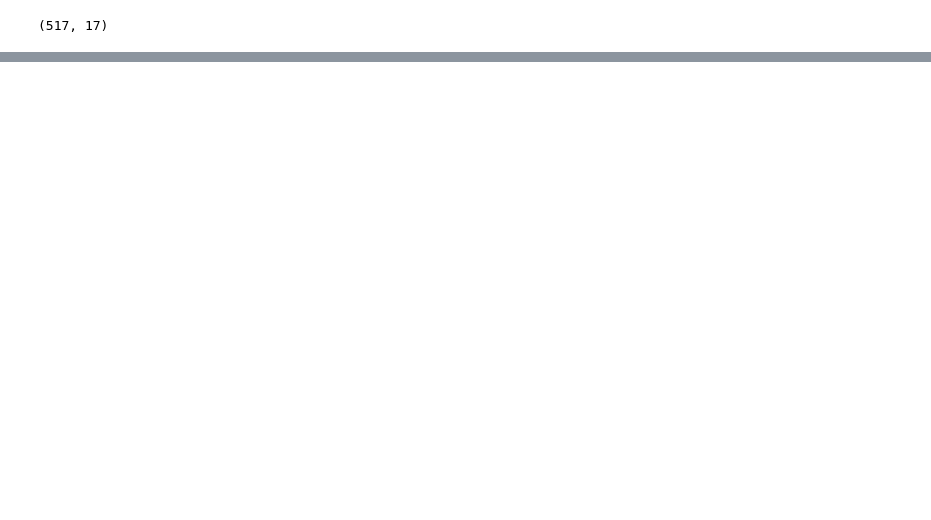
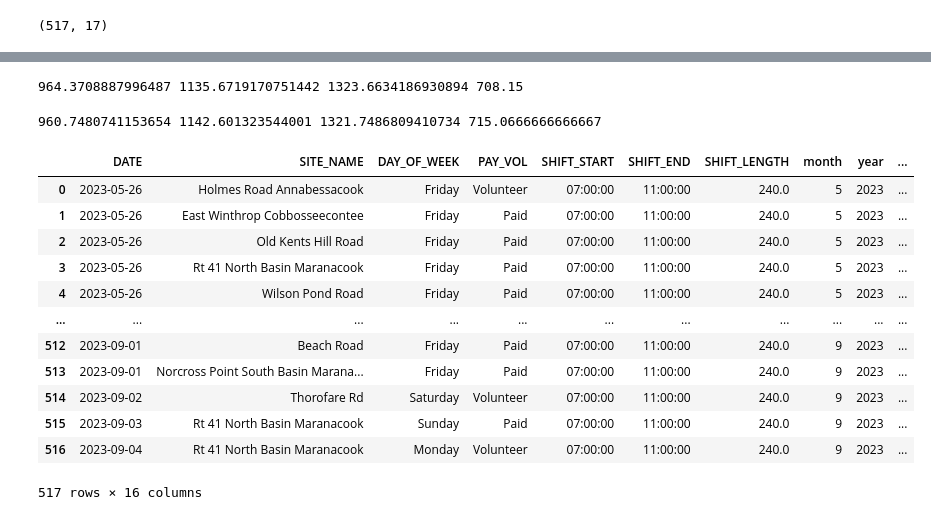
Before and after one commit to kellsweig/FOCW-Project, a Jupyter notebook: Projections.ipynb, the cells around one changed output, grey strips where cells are left out. Saved outputs shown, nothing was run; the diff lists cells and outputs as text; code cells hidden in the pictures; blank space fills up the shorter version.

```diff
--- a/Projections.ipynb
+++ b/Projections.ipynb
@@ -454,0 +538,8 @@ print(f"Prediction Interval if all missed shifts were covered: ({lower_bound}, {
+# %%
+create_predictions_interval(scenario1_sub1)
+# %% [output]
+964.3708887996487 1135.6719170751442 1323.6634186930894 708.15
+# %%
+create_predictions_interval(scenario1_sub2)
+# %% [output]
+960.7480741153654 1142.601323544001 1321.7486809410734 715.0666666666667
@@ -455,8 +592,23 @@ print(f"Prediction Interval if all missed shifts were covered: ({lower_bound}, {
 # %%
-# Scenario 2: Instead of random filling based on proportions, random fill the ID_COUNT but put in all paid, and enter morning shift starts with a standard shift_length
-
-# Scenario 3: Fill with later start
-
-# Scenario 4: Morning shifts, but shorter shifts
-
-# Scenario 5: Later shifts, shorter shifts
+# Scenario 2: Instead of random filling based on proportions, random fill the ID_COUNT and pay_vol, and enter morning shift starts with a standard shift_length
+scenario2 = combined_df[combined_df['MATCH'] == False].copy()
+# %%
+columns_to_fill = ['PAY_VOL', 'ID_COUNT']
+
+scenario2 = make_scenario(scenario2, columns_to_fill, '7:00', '11:00')
+# %%
+scenario2
+# %% [output]
+|  | DATE | SITE_NAME | DAY_OF_WEEK | PAY_VOL | SHIFT_START | SHIFT_END | SHIFT_LENGTH | month | year | ... |
+| 0 | 2023-05-26 | Holmes Road Annabessacook | Friday | Volunteer | 07:00:00 | 11:00:00 | 240.0 | 5 | 2023 | ... |
+| 1 | 2023-05-26 | East Winthrop Cobbosseecontee | Friday | Paid | 07:00:00 | 11:00:00 | 240.0 | 5 | 2023 | ... |
+| 2 | 2023-05-26 | Old Kents Hill Road | Friday | Paid | 07:00:00 | 11:00:00 | 240.0 | 5 | 2023 | ... |
+| 3 | 2023-05-26 | Rt 41 North Basin Maranacook | Friday | Paid | 07:00:00 | 11:00:00 | 240.0 | 5 | 2023 | ... |
+| 4 | 2023-05-26 | Wilson Pond Road | Friday | Paid | 07:00:00 | 11:00:00 | 240.0 | 5 | 2023 | ... |
+| ... | ... | ... | ... | ... | ... | ... | ... | ... | ... | ... |
+| 512 | 2023-09-01 | Beach Road | Friday | Paid | 07:00:00 | 11:00:00 | 240.0 | 9 | 2023 | ... |
+| 513 | 2023-09-01 | Norcross Point South Basin Marana... | Friday | Paid | 07:00:00 | 11:00:00 | 240.0 | 9 | 2023 | ... |
+| 514 | 2023-09-02 | Thorofare Rd | Saturday | Volunteer | 07:00:00 | 11:00:00 | 240.0 | 9 | 2023 | ... |
+| 515 | 2023-09-03 | Rt 41 North Basin Maranacook | Sunday | Paid | 07:00:00 | 11:00:00 | 240.0 | 9 | 2023 | ... |
+| 516 | 2023-09-04 | Rt 41 North Basin Maranacook | Monday | Volunteer | 07:00:00 | 11:00:00 | 240.0 | 9 | 2023 | ... |
+517 rows × 16 columns
```
Also changed, not shown: parts of 32 cells of this notebook, 7 other files.
